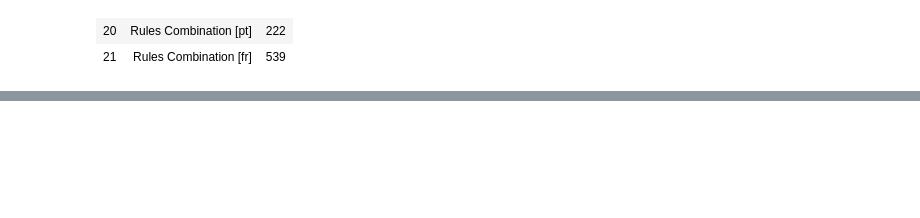
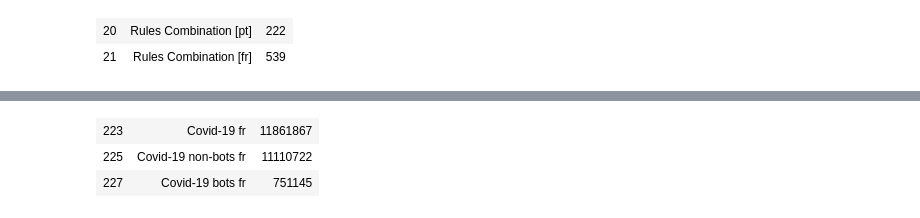
Before and after one commit to mtarcinalli/twitter-covid, a Jupyter notebook: 03_bots_detection.ipynb, the cells around one changed output, grey strips where cells are left out. Saved outputs shown, nothing was run; the diff lists cells and outputs as text; code cells hidden in the pictures; blank space fills up the shorter version.

```diff
--- a/03_bots_detection_postgres.ipynb
+++ b/03_bots_detection.ipynb
@@ -390,0 +340,7 @@ tweetsfr.txt
+# %%
+table = query("select codamostra, descricao, (select count(at.codtweet) from amostratweet at where at.codamostra = a.codamostra) from amostra a where descricao like 'Covid%fr' ORDER BY codamostra asc")
+display(HTML(tabulate.tabulate(table, tablefmt='html')))
+# %% [output]
+| 223 | Covid-19 fr | 11861867 |
+| 225 | Covid-19 non-bots fr | 11110722 |
+| 227 | Covid-19 bots fr | 751145 |
```
Also changed, not shown: parts of 12 cells of this notebook.
